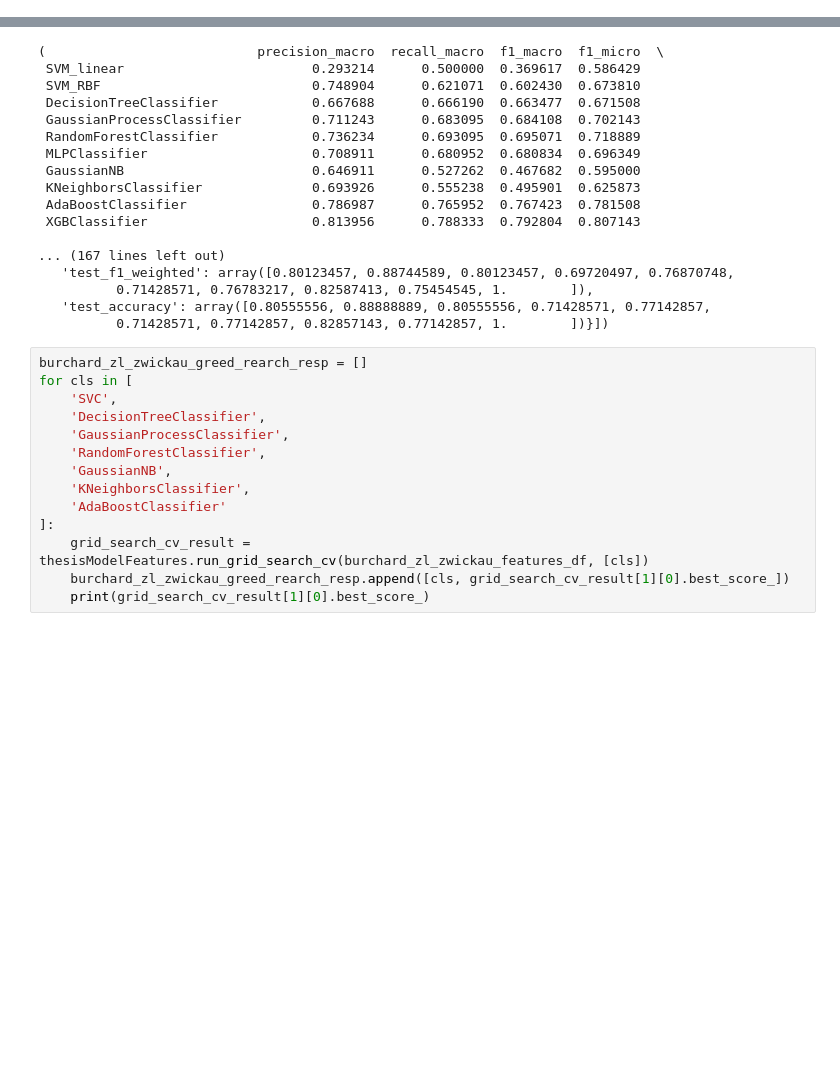
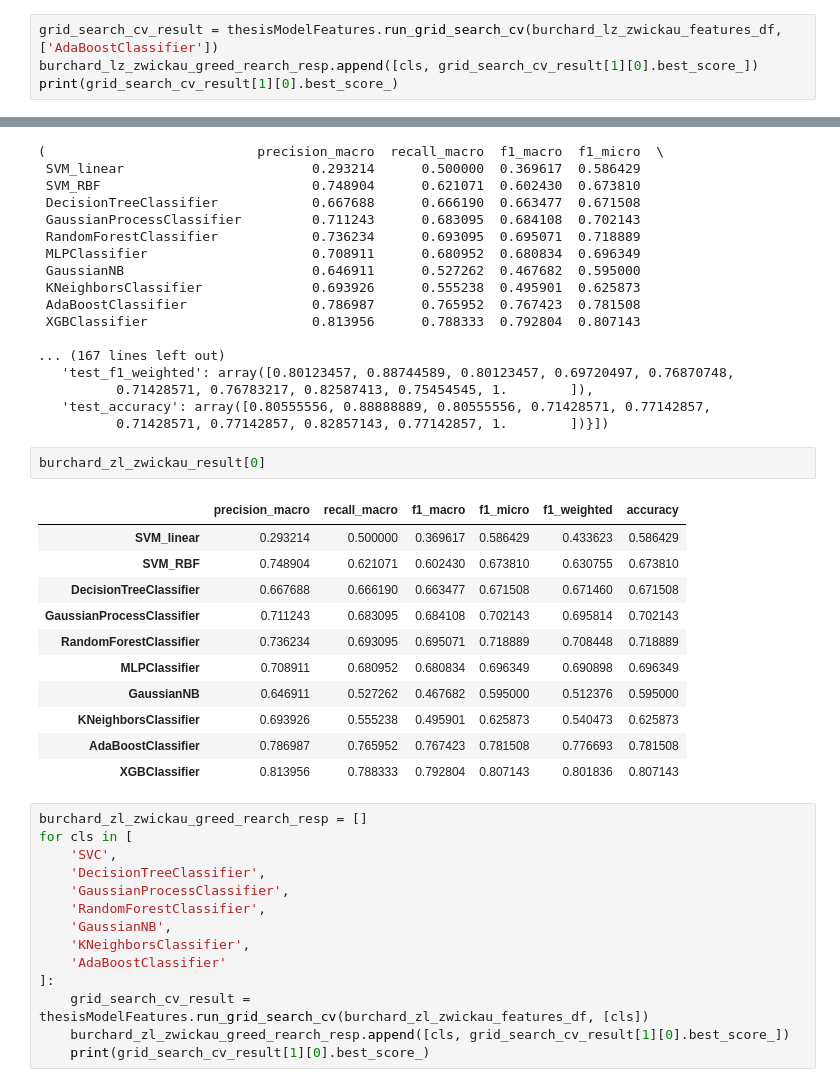
Before and after one commit to sashaaKr/thesis, a Jupyter notebook: notebooks/clean algorithm.ipynb, the cells around one changed output, grey strips where cells are left out. Drawn from its saved outputs; the diff is of its cells as text; blank space fills up the shorter version.

```diff
--- a/notebooks/clean algorithm.ipynb
+++ b/notebooks/clean algorithm.ipynb
@@ -164,0 +196,4 @@ burchard_lz_zwickau_greed_rearch_resp
+# %%
+grid_search_cv_result = thesisModelFeatures.run_grid_search_cv(burchard_lz_zwickau_features_df, ['AdaBoostClassifier'])
+burchard_lz_zwickau_greed_rearch_resp.append([cls, grid_search_cv_result[1][0].best_score_])
+print(grid_search_cv_result[1][0].best_score_)
@@ -208,6 +260,20 @@ burchard_zl_zwickau_result
           0.71428571, 0.76783217, 0.82587413, 0.75454545, 1.        ]),
    'test_accuracy': array([0.80555556, 0.88888889, 0.80555556, 0.71428571, 0.77142857,
           0.71428571, 0.77142857, 0.82857143, 0.77142857, 1.        ])}])
+# %%
+burchard_zl_zwickau_result[0]
+# %% [output]
+|  | precision_macro | recall_macro | f1_macro | f1_micro | f1_weighted | accuracy |
+| SVM_linear | 0.293214 | 0.500000 | 0.369617 | 0.586429 | 0.433623 | 0.586429 |
+| SVM_RBF | 0.748904 | 0.621071 | 0.602430 | 0.673810 | 0.630755 | 0.673810 |
+| DecisionTreeClassifier | 0.667688 | 0.666190 | 0.663477 | 0.671508 | 0.671460 | 0.671508 |
+| GaussianProcessClassifier | 0.711243 | 0.683095 | 0.684108 | 0.702143 | 0.695814 | 0.702143 |
+| RandomForestClassifier | 0.736234 | 0.693095 | 0.695071 | 0.718889 | 0.708448 | 0.718889 |
+| MLPClassifier | 0.708911 | 0.680952 | 0.680834 | 0.696349 | 0.690898 | 0.696349 |
+| GaussianNB | 0.646911 | 0.527262 | 0.467682 | 0.595000 | 0.512376 | 0.595000 |
+| KNeighborsClassifier | 0.693926 | 0.555238 | 0.495901 | 0.625873 | 0.540473 | 0.625873 |
+| AdaBoostClassifier | 0.786987 | 0.765952 | 0.767423 | 0.781508 | 0.776693 | 0.781508 |
+| XGBClassifier | 0.813956 | 0.788333 | 0.792804 | 0.807143 | 0.801836 | 0.807143 |
 # %%
 burchard_zl_zwickau_greed_rearch_resp = []
 for cls in [
```
Also changed, not shown: parts of 60 cells of this notebook, 8 other files.
